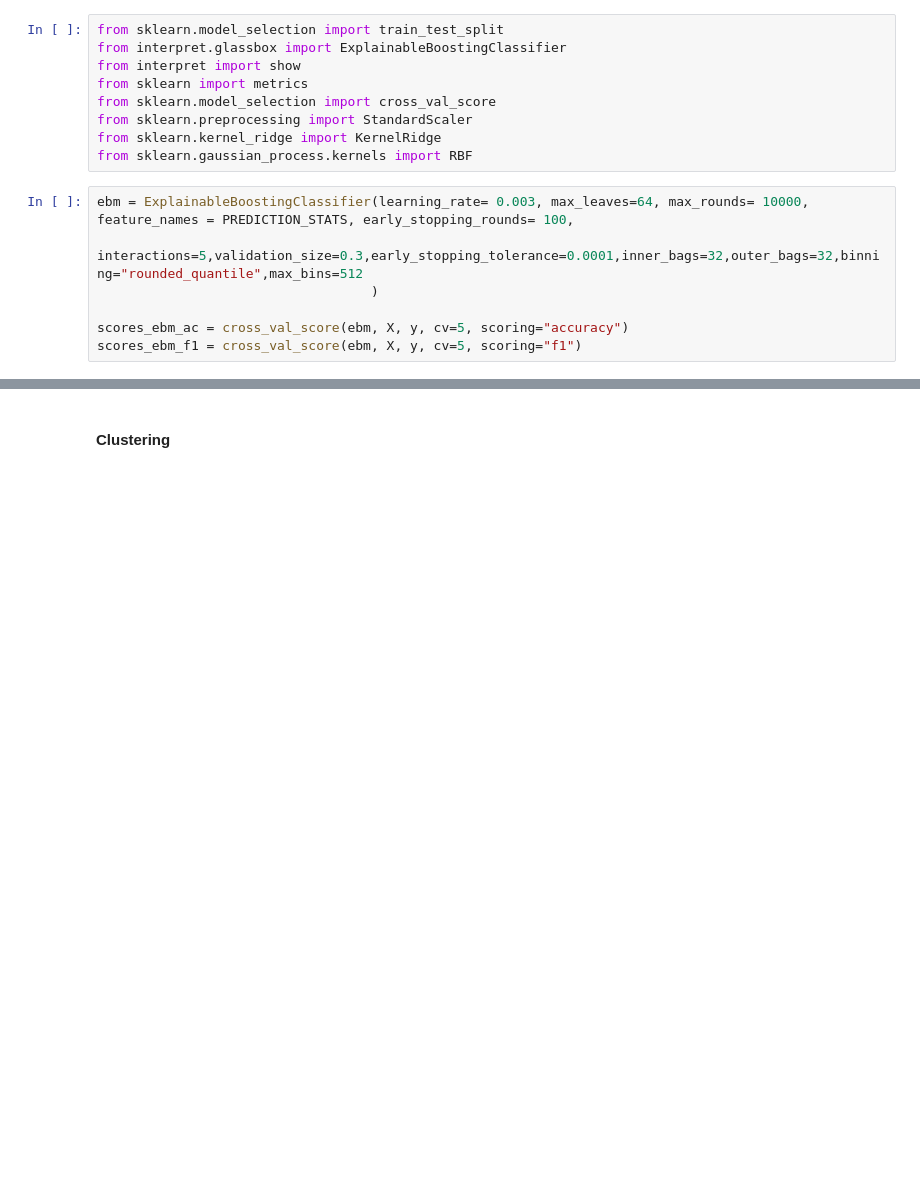
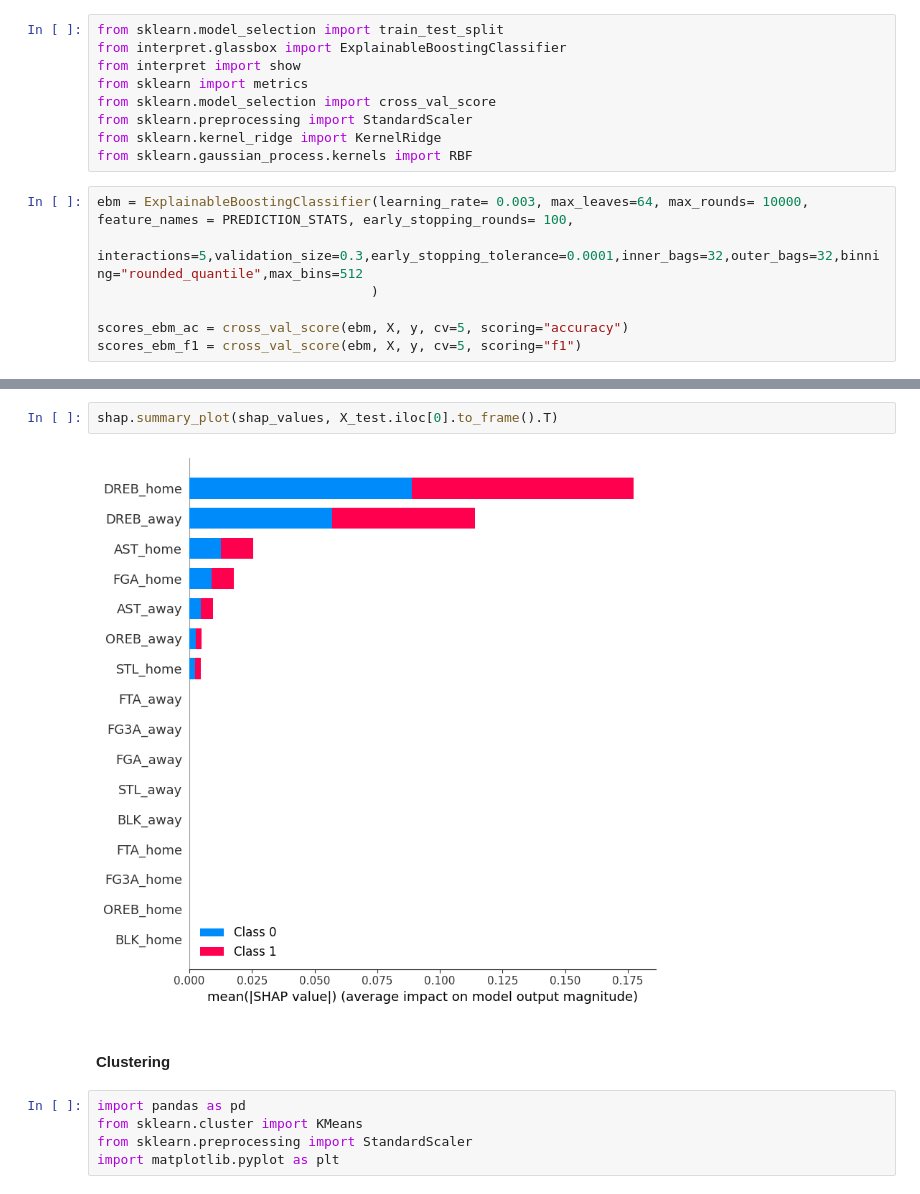
Before and after one commit to brunnedu/BasketXplainer, a Jupyter notebook: dev_notebooks/advanced_stat_model.ipynb, the cells around one changed output, grey strips where cells are left out. Drawn from its saved outputs; the diff is of its cells as text; blank space fills up the shorter version.

```diff
--- a/dev_notebooks/advanced_stat_model.ipynb
+++ b/dev_notebooks/advanced_stat_model.ipynb
@@ -344,2 +368,11 @@ F1 of 5-fold CV:
+# %%
+shap.summary_plot(shap_values, X_test.iloc[0].to_frame().T)
+# %% [output]
+[figure, added]
 # %% [markdown]
 #### Clustering
+# %%
+import pandas as pd
+from sklearn.cluster import KMeans
+from sklearn.preprocessing import StandardScaler
+import matplotlib.pyplot as plt
```
Also changed, not shown: parts of 20 cells of this notebook, 2 other files.
